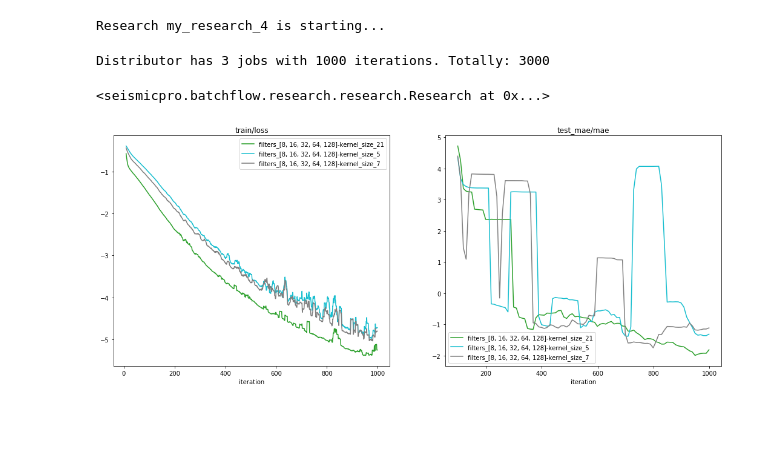
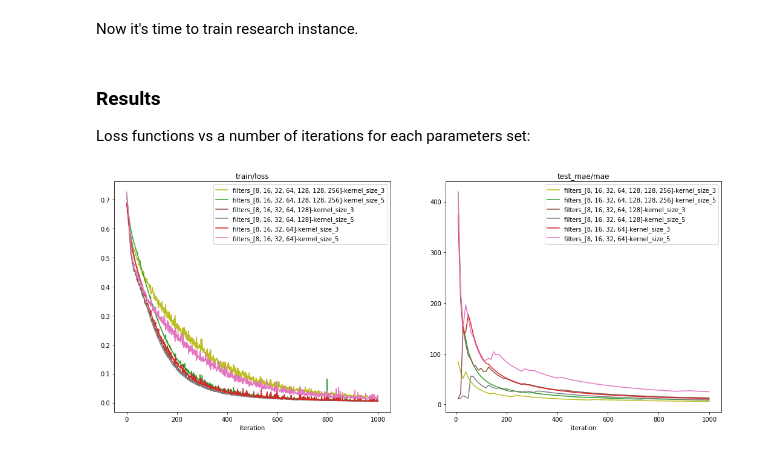
Before and after one commit to learnserd/SeismicPro, a Jupyter notebook: models/First_break_picking/1d_CNN/research.ipynb, the cells around one changed output. Saved outputs shown, nothing was run; the diff lists cells and outputs as text; code cells hidden in the pictures; blank space fills up the shorter version.

```diff
--- a/models/First_break_picking/1d_CNN/research.ipynb
+++ b/models/First_break_picking/1d_CNN/research.ipynb
@@ -75,9 +129,3 @@ grid = Option('filters', [[8, 16, 32, 64, 128]]) * Option('kernel_size', [5, 7,
-# %%
-def mae(iteration, experiment, pipeline):
-    pipeline = experiment[pipeline].pipeline
-    pred = np.hstack(np.concatenate(pipeline.get_variable('predictions')))
-    true = np.argmax(np.vstack(pipeline.get_variable('picking')), axis=1)
-    return np.mean(np.abs(true - pred))
 # %%
 research = (Research()
     .add_pipeline(train_pipeline, dataset=train_data, variables='loss', name='train')
@@ -85,15 +133,19 @@ research = (Research()
     .add_grid(grid)
     .add_function(mae, returns='mae', name='test_mae', execute='%10', pipeline='test')
 )
-# %%
-research.run(n_reps=1, n_iters=1000, workers=3, name='my_research', gpu=[4,5, 6], bar=True, framework='torch')
-# %% [output]
-Research my_research_4 is starting...
-Distributor has 3 jobs with 1000 iterations. Totally: 3000
-<seismicpro.batchflow.research.research.Research at 0x...>
-# %%
-results = research.load_results(use_alias=True)
+# %% [markdown]
+Now it's time to train research instance.
+# %%
+NUM_REPEAT = 5
+NUM_ITERS = 1000
+
+research.run(NUM_REPEAT, NUM_ITERS, workers=1, name='research', gpu=[3, 4, 5, 6, 7], bar=True)
+# %% [markdown]
+### Results
+
+Loss functions vs a number of iterations for each parameters set:
 # %%
-show_research(results, layout=['train/loss', 'test_mae/mae'], average_repetitions=True, color=list(mcolors.TABLEAU_COLORS.keys()), log_scale=True, rolling_window=10)
+df = research.load_results(use_alias=True)
+show_research(df, layout=['train/loss', 'test_mae/mae'], average_repetitions=True, color=list(mcolors.TABLEAU_COLORS.keys()))
 # %% [output]
-[figure, old version]
+[figure, new version]
```
Also changed, not shown: parts of 19 cells of this notebook, 4 other files.
